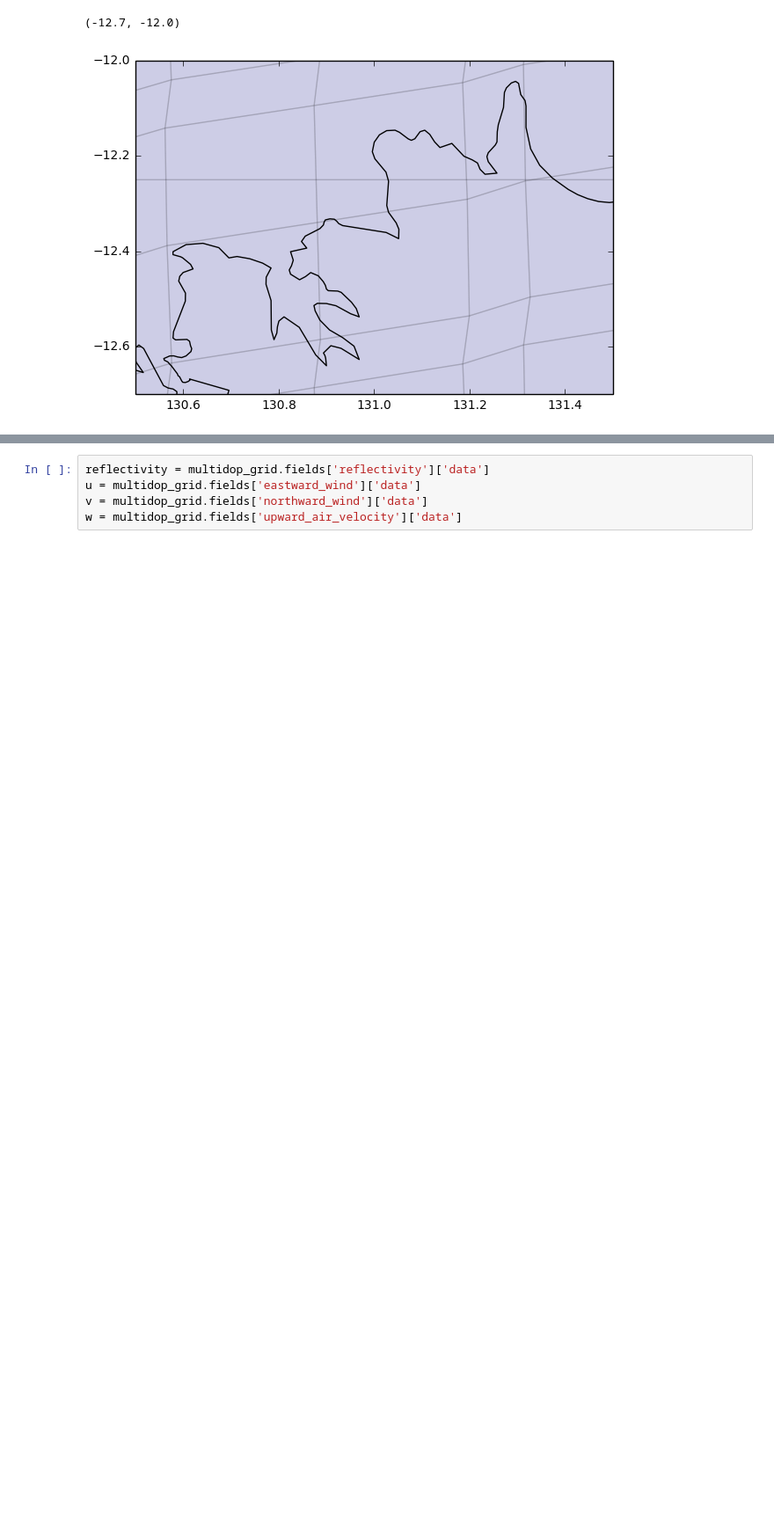
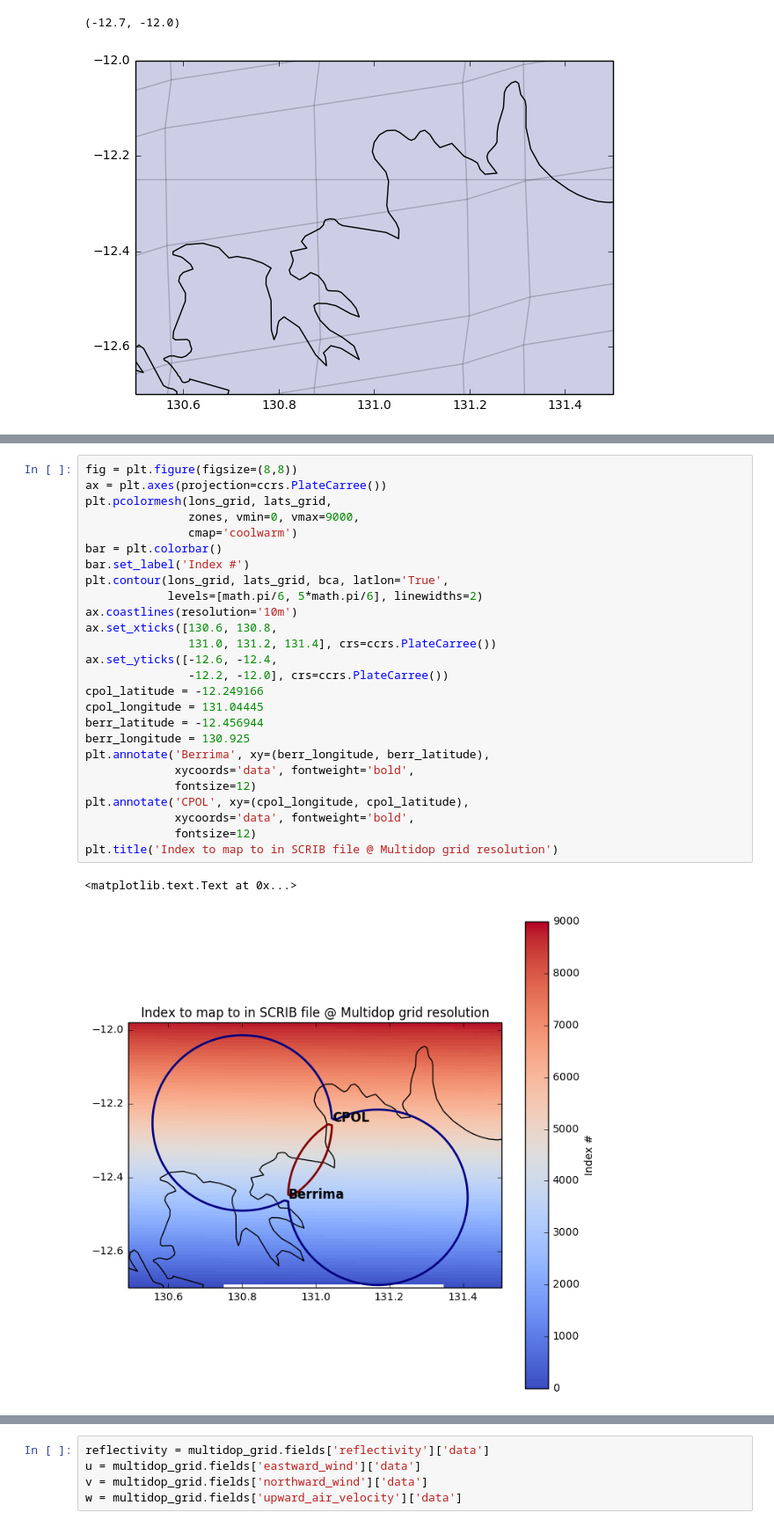
Before and after one commit to rcjackson/cmdv-rrm-anl, a Jupyter notebook: notebooks/RRM aggregate.ipynb, the cells around one changed output, grey strips where cells are left out. Shown at 88% size. Drawn from its saved outputs; the diff is of its cells as text; blank space fills up the shorter version.

```diff
--- a/notebooks/RRM aggregate.ipynb
+++ b/notebooks/RRM aggregate.ipynb
@@ -166,0 +243,29 @@ plt.title('Index to map to in SCRIB file')
+# %%
+fig = plt.figure(figsize=(8,8))
+ax = plt.axes(projection=ccrs.PlateCarree())
+plt.pcolormesh(lons_grid, lats_grid,
+               zones, vmin=0, vmax=9000,
+               cmap='coolwarm')
+bar = plt.colorbar()
+bar.set_label('Index #')
+plt.contour(lons_grid, lats_grid, bca, latlon='True',
+            levels=[math.pi/6, 5*math.pi/6], linewidths=2)
+ax.coastlines(resolution='10m')
+ax.set_xticks([130.6, 130.8,
+               131.0, 131.2, 131.4], crs=ccrs.PlateCarree())
+ax.set_yticks([-12.6, -12.4,
+               -12.2, -12.0], crs=ccrs.PlateCarree())
+cpol_latitude = -12.249166
+cpol_longitude = 131.04445
+berr_latitude = -12.456944
+berr_longitude = 130.925
+plt.annotate('Berrima', xy=(berr_longitude, berr_latitude),
+             xycoords='data', fontweight='bold',
+             fontsize=12)
+plt.annotate('CPOL', xy=(cpol_longitude, cpol_latitude),
+             xycoords='data', fontweight='bold',
+             fontsize=12)
+plt.title('Index to map to in SCRIB file @ Multidop grid resolution')
+# %% [output]
+<matplotlib.text.Text at 0x...>
+[figure, added]
```
Also changed, not shown: parts of 15 cells of this notebook.
